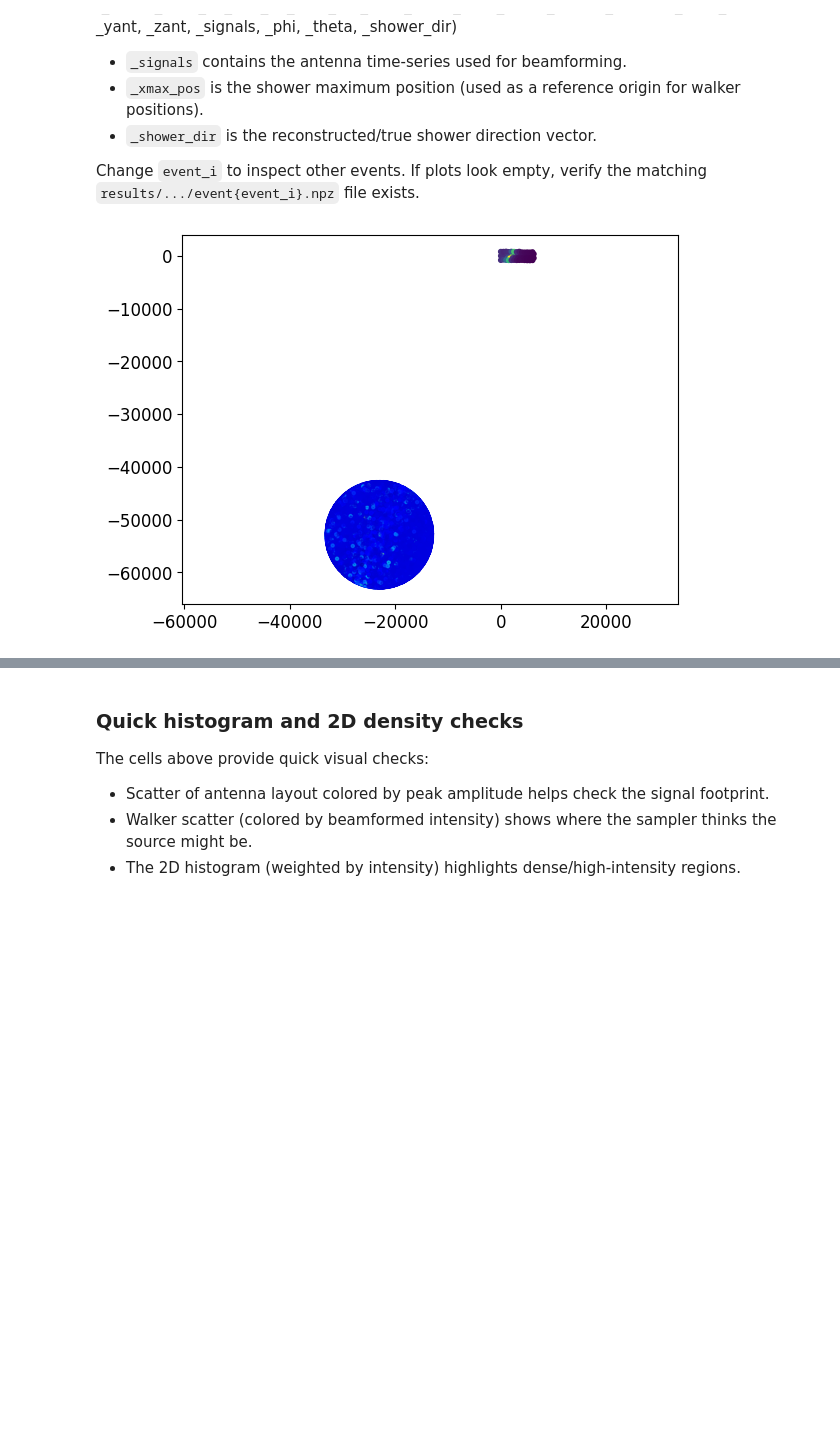
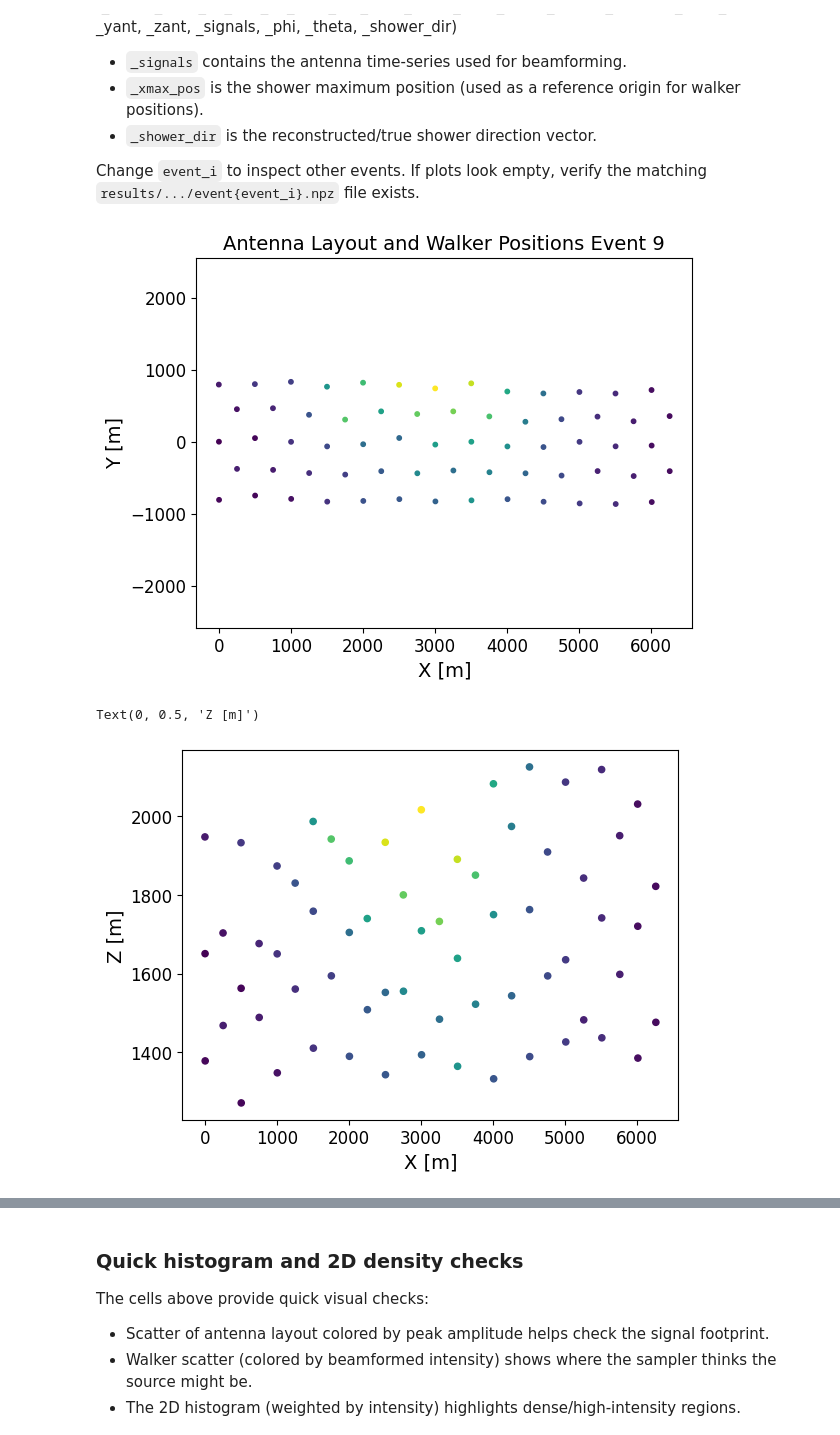
Before and after one commit to arsenefer/SphericalPhasing, a Jupyter notebook: plot_hist.ipynb, the cells around one changed output, grey strips where cells are left out. Saved outputs shown, nothing was run; the diff lists cells and outputs as text; code cells hidden in the pictures; blank space fills up the shorter version.

```diff
--- a/plot_hist.ipynb
+++ b/plot_hist.ipynb
@@ -116,10 +119,19 @@ walker_positions = recons_samples_npz['walker_positions']
 walker_intensities = recons_samples_npz['beamformed_intensity_array']
 # %%
 plt.scatter(_antenna_pos[:,0], _antenna_pos[:,1], c=amps, s=10)
-plt.scatter(walker_positions[...,0], walker_positions[...,1], c=walker_intensities, s=5, alpha=0.5, cmap='jet')
+plt.xlabel("X [m]")
+plt.ylabel("Y [m]")
+plt.title(f"Antenna Layout and Walker Positions Event {event_i}")
 plt.gca().set_aspect('equal', adjustable='datalim')
+plt.show()
+plt.scatter(_antenna_pos[:,0], _antenna_pos[:,2], c=amps, s=20)
+plt.xlabel("X [m]")
+plt.ylabel("Z [m]")
+# plt.scatter(walker_positions[...,0], walker_positions[...,1], c=walker_intensities, s=5, alpha=0.5, cmap='jet')
 # %% [output]
-[figure, old version]
+[figure, new version]
+Text(0, 0.5, 'Z [m]')
+[figure, added]
 # %%
 bad = np.isnan(walker_positions[:, :, 0].flatten())
 # %%
```
Also changed, not shown: parts of 15 cells of this notebook, 12 other files.
